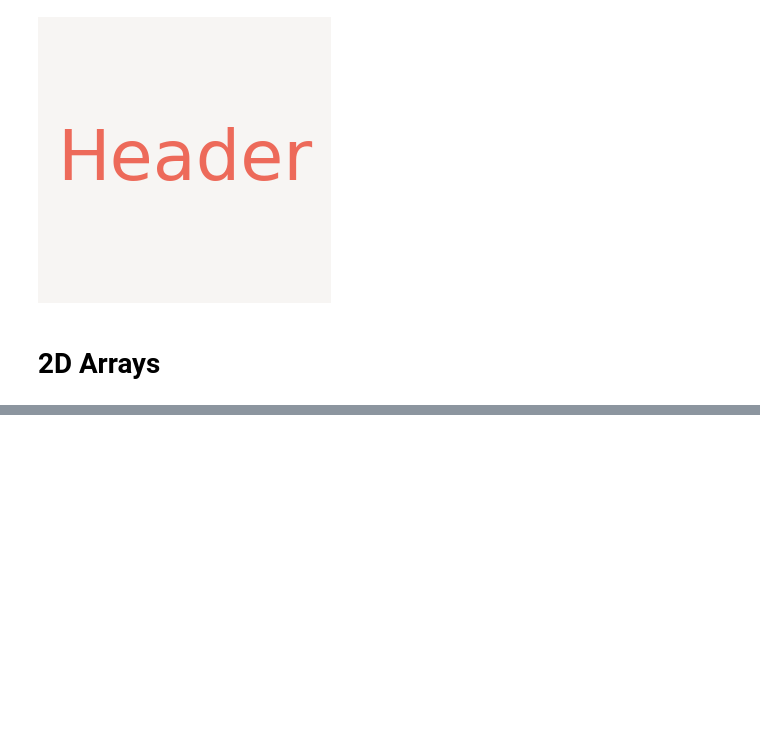
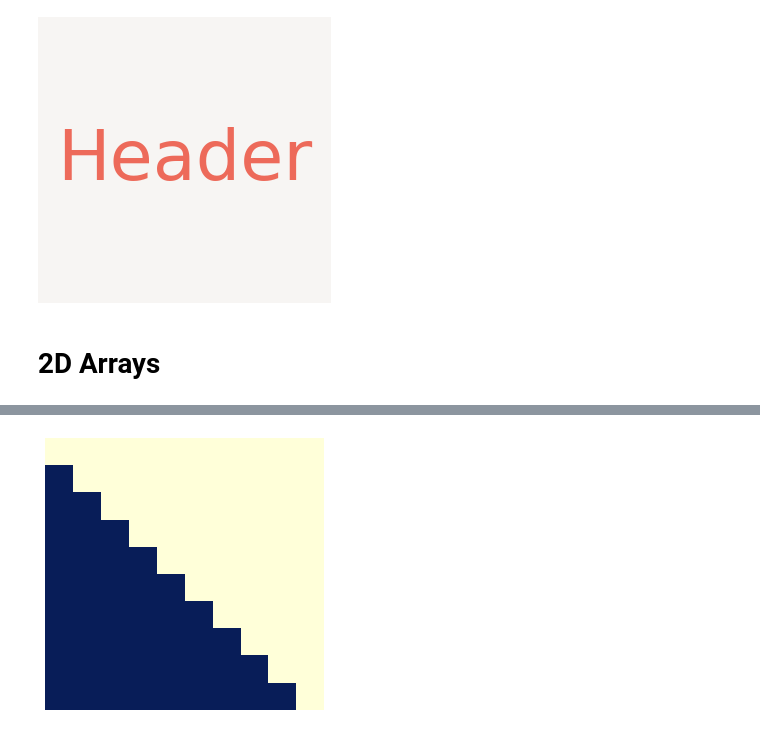
Before and after one commit to kolibril13/further_ideas_plywood_gallery, a Jupyter notebook: 03_array_gallery.ipynb, the cells around one changed output, grey strips where cells are left out. Cells and saved outputs as stored; diff of their text form; code cells hidden in the pictures; blank space fills up the shorter version.

Commit message:
update 2D arrays

```diff
--- a/03_array_gallery.ipynb
+++ b/03_array_gallery.ipynb
@@ -258,0 +259,9 @@ disp(array)
+# %%
+%%capture_png -p RegionDL.png  --celltype Normal --style "height: 150px; width: auto;"
+array=np.zeros((10, 10))
+for i in range(len(array)):
+    array[i,0:i]=1
+
+disp(array)
+# %% [output]
+[figure, added]
```
Also changed, not shown: parts of 43 cells of this notebook, 24 other files.
